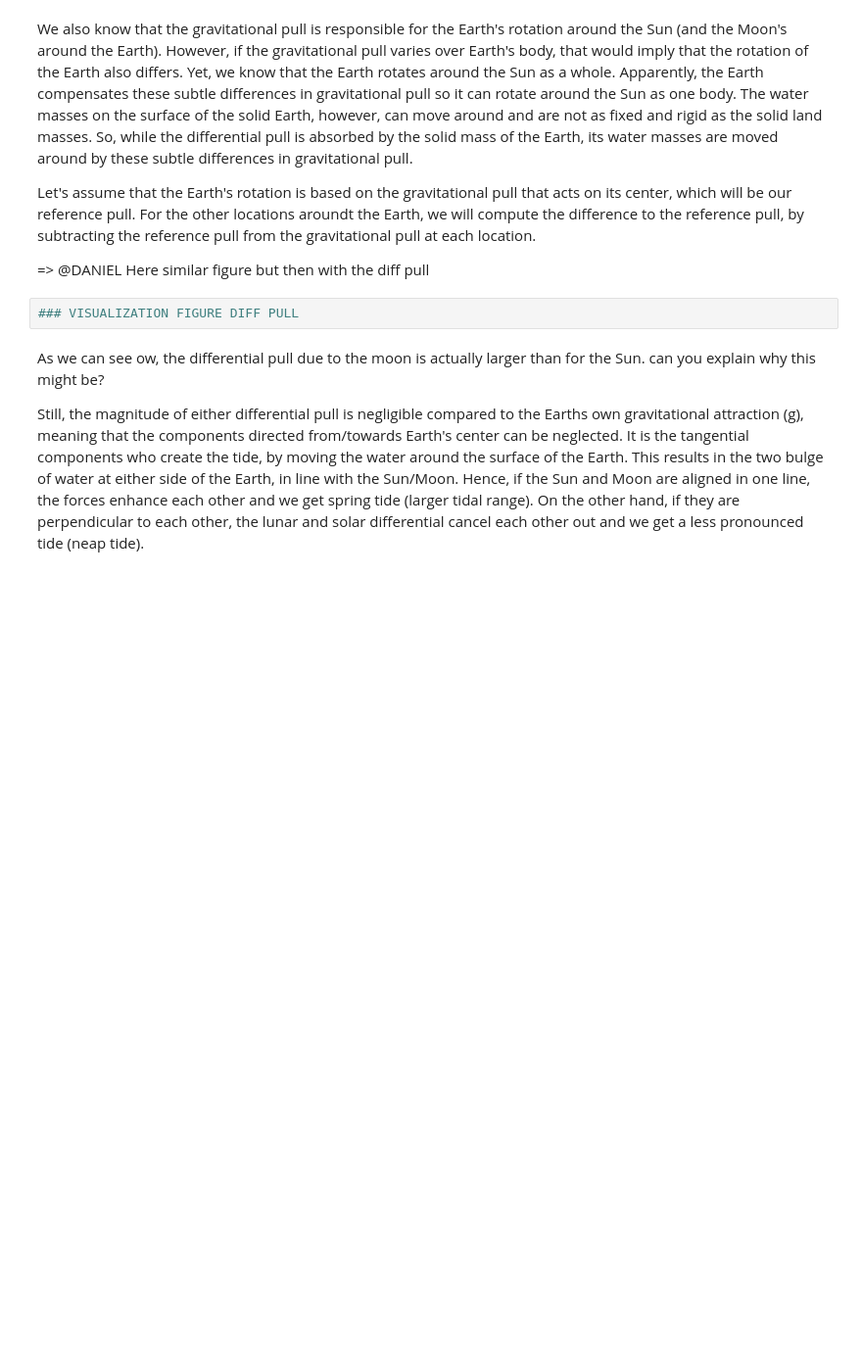
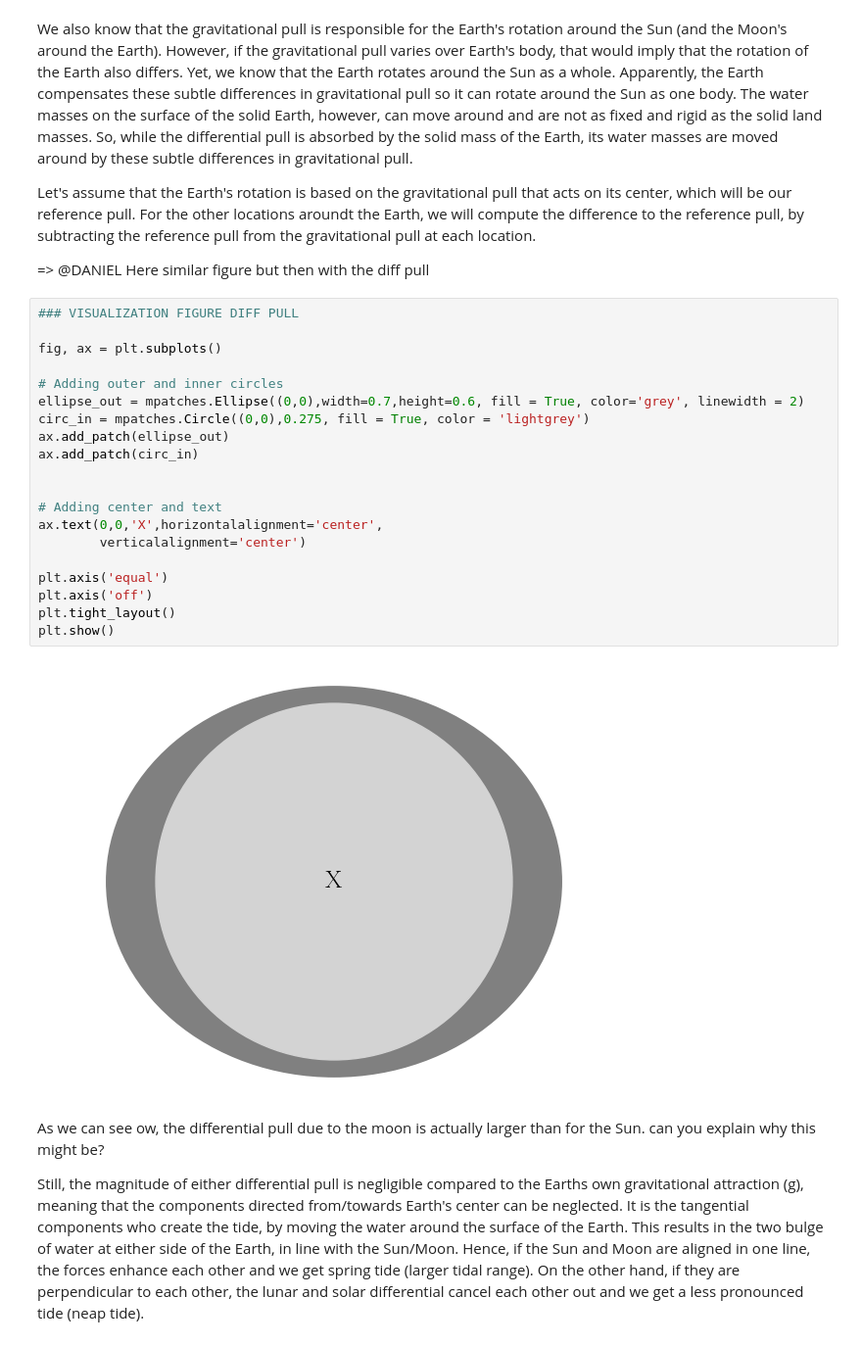
Before and after one commit to FlorisCalkoen/CoastalCodebook, a Jupyter notebook: coastalcodebook/assignments/02_the_tide/02_the_tide.ipynb, the cells around one changed output. Shown at 98% size. Cells and saved outputs as stored; diff of their text form; blank space fills up the shorter version.

```diff
--- a/coastalcodebook/assignments/02_the_tide/02_the_tide.ipynb
+++ b/coastalcodebook/assignments/02_the_tide/02_the_tide.ipynb
@@ -118,8 +162,28 @@ We also know that the gravitational pull is responsible for the Earth's rotation
 Let's assume that the Earth's rotation is based on the gravitational pull that acts on its center, which will be our reference pull. For the other locations aroundt the Earth, we will compute the difference to the reference pull, by subtracting the reference pull from the gravitational pull at each location.
 
 => @DANIEL Here similar figure but then with the diff pull
-# %%
-### VISUALIZATION FIGURE DIFF PULL
+# %%
+### VISUALIZATION FIGURE DIFF PULL
+
+fig, ax = plt.subplots()
+
+# Adding outer and inner circles
+ellipse_out = mpatches.Ellipse((0,0),width=0.7,height=0.6, fill = True, color='grey', linewidth = 2)
+circ_in = mpatches.Circle((0,0),0.275, fill = True, color = 'lightgrey')
+ax.add_patch(ellipse_out)
+ax.add_patch(circ_in)
+
+
+# Adding center and text
+ax.text(0,0,'X',horizontalalignment='center',
+        verticalalignment='center')
+
+plt.axis('equal')
+plt.axis('off')
+plt.tight_layout()
+plt.show()
+# %% [output]
+[figure, added]
 # %% [markdown]
 As we can see ow, the differential pull due to the moon is actually larger than for the Sun. can you explain why this might be?
 
```
Also changed, not shown: parts of 8 cells of this notebook, 2 other files.
